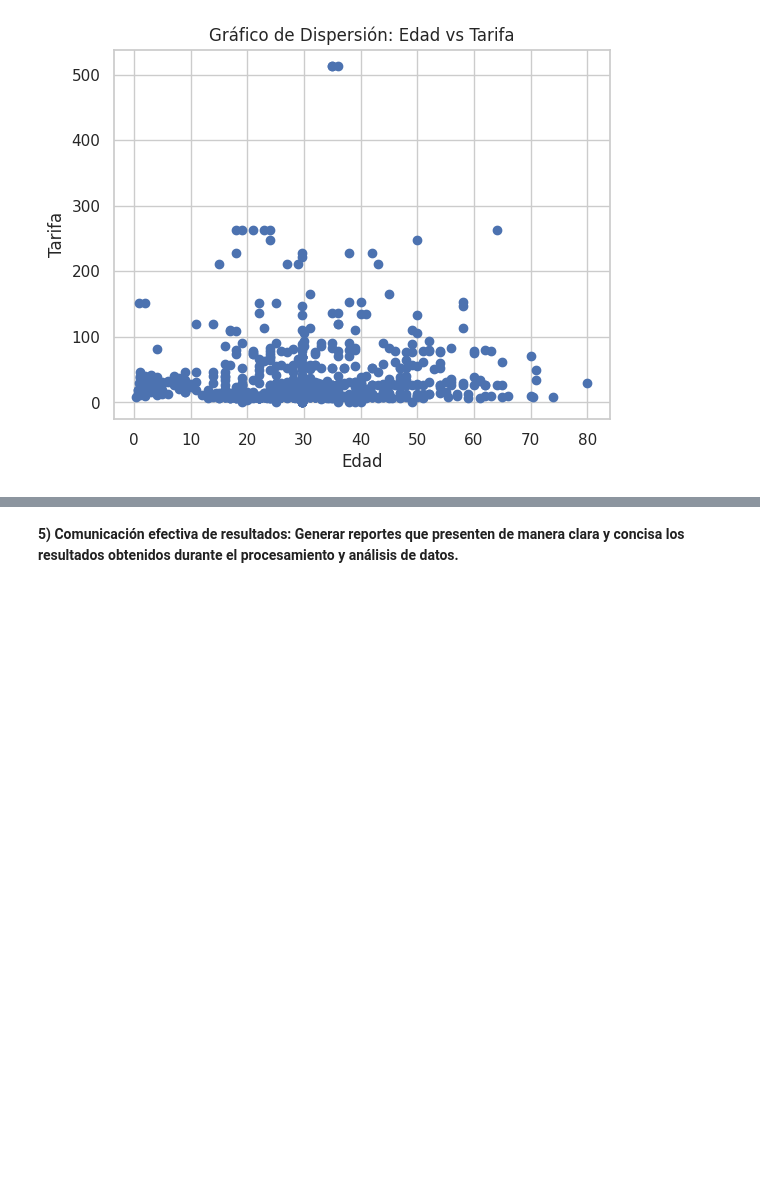
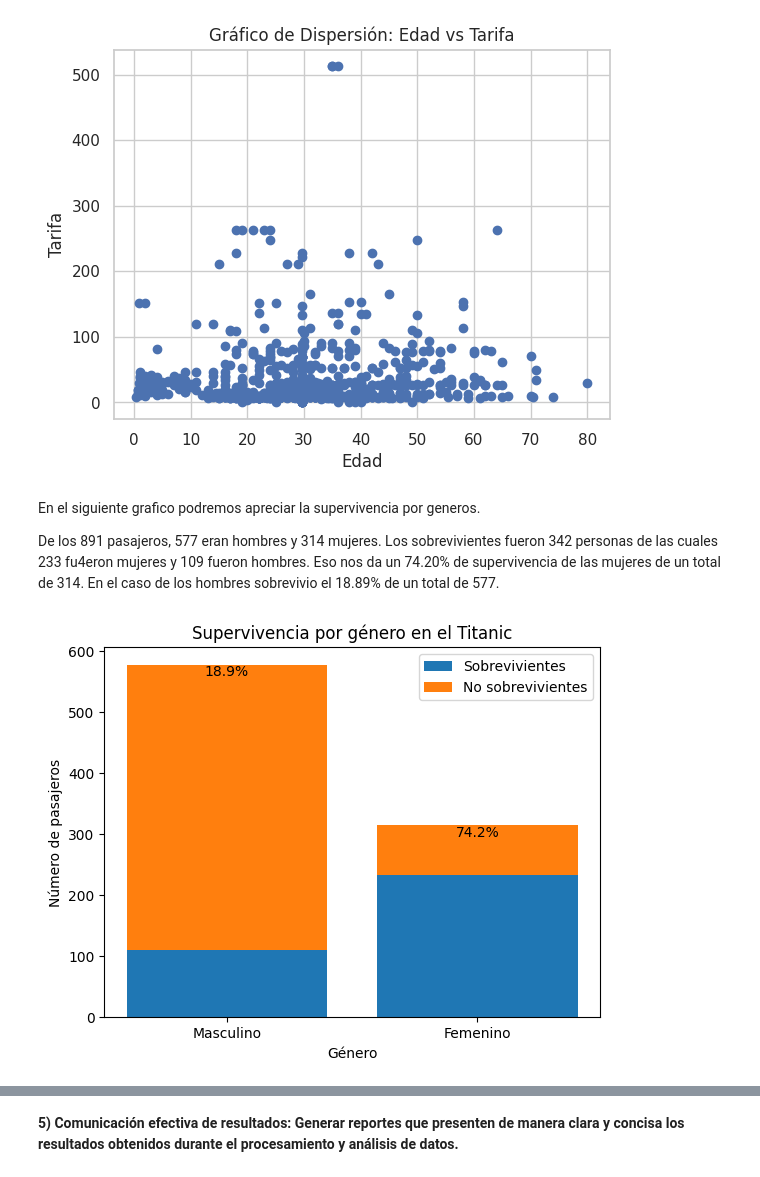
Before and after one commit to sosarodrigox/grupo16_ProcesamientoDeDatos, a Jupyter notebook: Code/Grupo_16_ProyectoFinal_JJ.ipynb, the cells around one changed output, grey strips where cells are left out. Saved outputs shown, nothing was run; the diff lists cells and outputs as text; code cells hidden in the pictures; blank space fills up the shorter version.

Commit message:
Carga de datos personales y graficos

```diff
--- a/Code/Grupo_16_ProyectoFinal_JJ.ipynb
+++ b/Code/Grupo_16_ProyectoFinal_JJ.ipynb
@@ -441,3 +440,36 @@ plt.title('Gráfico de Dispersión: Edad vs Tarifa')
 plt.show()
 # %% [output]
 [figure]
+# %% [markdown]
+En el siguiente grafico podremos apreciar la supervivencia por generos.
+
+De los 891 pasajeros, 577 eran hombres y 314 mujeres. Los sobrevivientes fueron 342 personas de las cuales 233 fu4eron mujeres y 109 fueron hombres.
+Eso nos da un 74.20% de supervivencia de las mujeres de un total de 314.
+En el caso de los hombres sobrevivio el 18.89% de un total de 577.
+# %%
+# Obtener los datos para el gráfico
+genero = ['Masculino', 'Femenino']
+sobrevive = [len(data[data['Sobrevivió?'] == 1][data['Género'] == 'male']),
+             len(data[data['Sobrevivió?'] == 1][data['Género'] == 'female'])]
+no_sobrevive = [len(data[data['Sobrevivió?'] == 0][data['Género'] == 'male']),
+                len(data[data['Sobrevivió?'] == 0][data['Género'] == 'female'])]
+
+# Crear el gráfico de barras
+plt.bar(genero, sobrevive, label='Sobrevivientes')
+plt.bar(genero, no_sobrevive, bottom=sobrevive, label='No sobrevivientes')
+
+# Agregar etiquetas y título
+plt.xlabel('Género')
+plt.ylabel('Número de pasajeros')
+plt.title('Supervivencia por género en el Titanic')
+plt.legend()
+
+# Agregar el porcentaje dentro de las barras
+for i in range(len(genero)):
+    plt.text(genero[i], sobrevive[i] + no_sobrevive[i], f'{sobrevive[i]/(sobrevive[i]+no_sobrevive[i])*100:.1f}%', ha='center', va='top')
+
+
+# Mostrar el gráfico
+plt.show()
+# %% [output]
+[figure, added]
```
Also changed, not shown: parts of 6 cells of this notebook.
